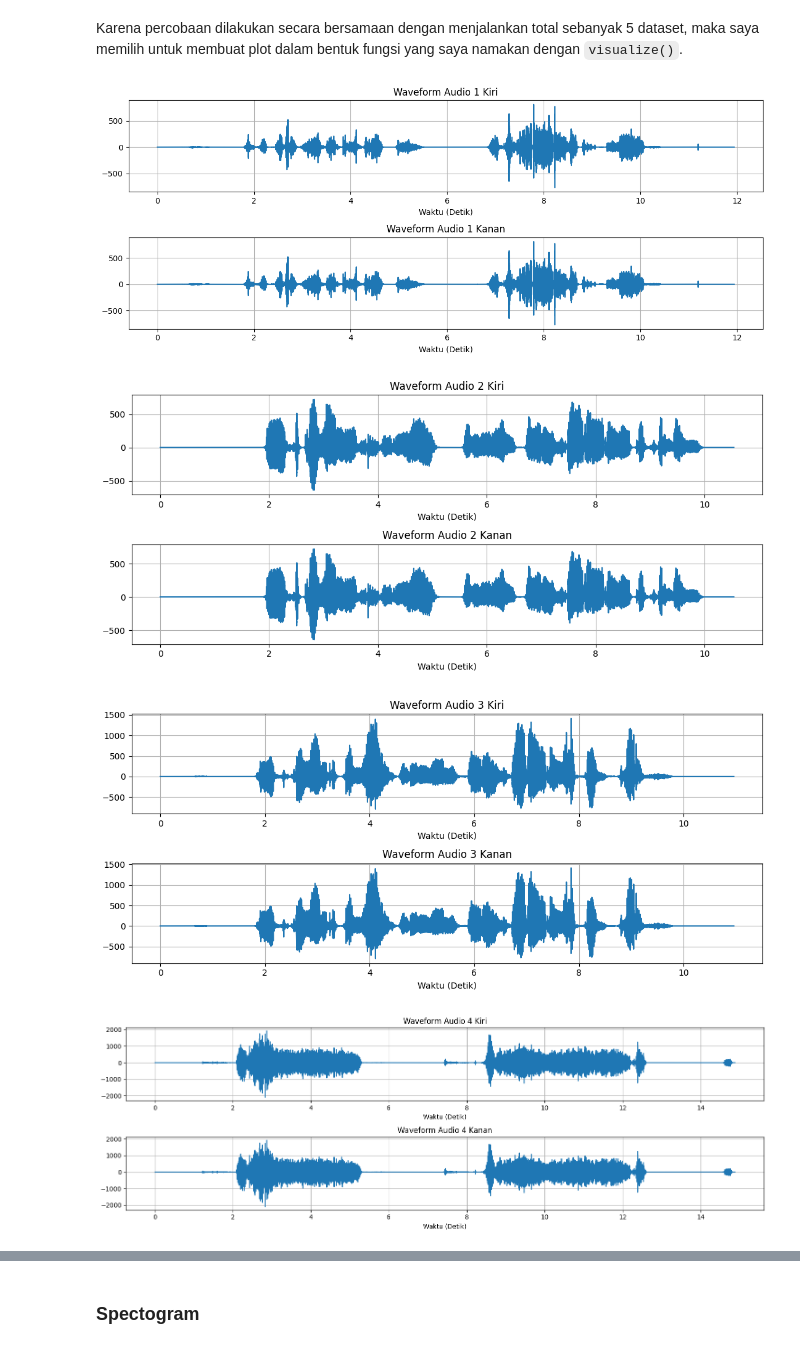
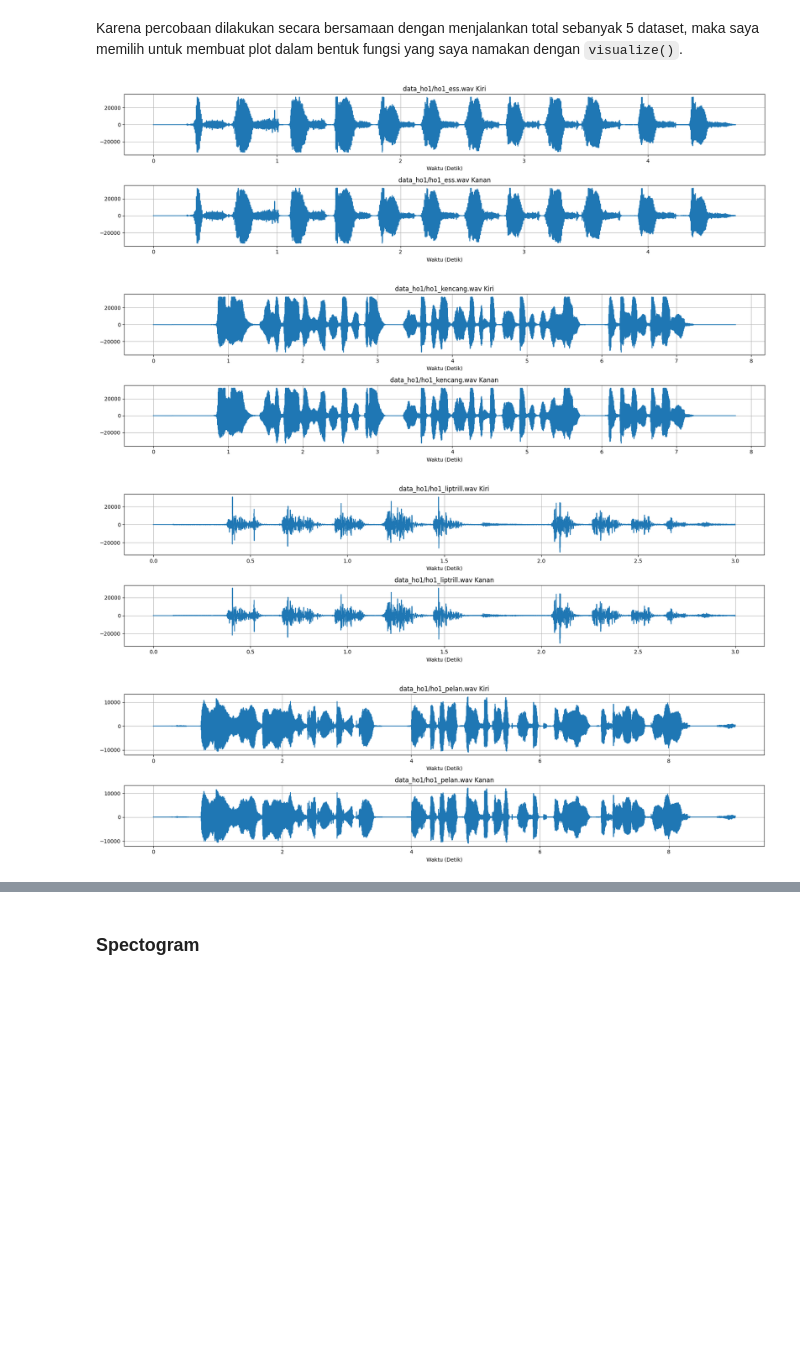
Before and after one commit to Bagusardin/if4021, a Jupyter notebook: 120140176_ho1.ipynb, the cells around one changed output, grey strips where cells are left out. Cells and saved outputs as stored; diff of their text form; code cells hidden in the pictures; blank space fills up the shorter version.

```diff
--- a/120140176_ho1.ipynb
+++ b/120140176_ho1.ipynb
@@ -19,10 +23,11 @@ Untuk mempermudah penulisan sintaks, saya mendefinisikan modul `display` dari `l
 
 Dataset yang saya gunakan adalah dataset asli yang saya rekam dengan suara saya sendiri. Selain pada direktori proyek ini, dataset yang saya gunakan dapat diunduh pada [tautan ini](https://www.kaggle.com/datasets/ardinnn/data-ho-1/data).
 # %%
-path = 'datasets_ho1'
+path = 'data_ho1'
 datasets = []
 for i in os.listdir(path):
     datasets.append(f'{path}/{i}')
 
-datasets
+for i in datasets:
+    print(i)
 # %% [output]
@@ -48,10 +53,10 @@ for i in datasets:
 # %% [markdown]
 Saya memuat semua file audio dan menyimpannya kedalam list `audio_data`. List ini memuat data, sampling rate, dan channel dari setiap dataset audio yang saya gunakan. Hasil dari file audio yang sudah dimuat dapat dilihat di bawah.
 # %%
-for i in range(len(audio_data)):
-    print(f'Data Audio {i+1}: {audio_data[i]['data']}')
-    print(f'Panjang Data Audio {i+1}: {len(audio_data[i]['data'])}')
-    print(f'Sampling Rate Audio {i+1}: {audio_data[i]['sampling']}')
-    print(f'Channel Audio {i+1}: {audio_data[i]['channels']}')
+for i in range(len(datasets)):
+    print(f'Data Audio {datasets[i]}: {audio_data[i]['data']}')
+    print(f'Panjang Data Audio {datasets[i]}: {len(audio_data[i]['data'])}')
+    print(f'Sampling Rate Audio {datasets[i]}: {audio_data[i]['sampling']}')
+    print(f'Channel Audio {datasets[i]}: {audio_data[i]['channels']}')
     print()
 # %% [output]
@@ -96,12 +101,10 @@ for i in range(len(audio_data)):
 # %% [markdown]
 Dalam percobaan ini, data audio yang saya gunakan memiliki 2 channel. Hal ini ditandai dengan nilai dari data audio yang memiliki nilai positif menandakan bahwa audio berada di channel kanan, sedangkan nilai negatif yang menandakan bahwa audio berada di channel kiri, atau lebih mudahnya kita dapat melihat jumlah channel yang tertera dari hasil audio yang telah dimuat sebelumnya dengan library `wave`. Sebelum dapat diproses dan divisualisasikan, data audio haruslah dipisah terlebih dahulu sesuai dengan channelnya masing-masing. Hal ini bertujuan agar saat data audio ditampilkan dapat lebih rapih dan mudah di analisa.
 # %%
-n = 1
-for i in audio_channel:
-    print(f'Channel Kiri Audio {n}: {i['kiri']}')
-    print(f'Panjang Channel Kiri Audio {n}: {len(i['kiri'])}')
-    print(f'Channel Kanan Audio {n}: {i['kiri']}')
-    print(f'Panjang Channel Kanan Audio {n}: {len(i['kiri'])}')
+for i in range(len(datasets)):
+    print(f'Channel Kiri Audio {datasets[i]}: {audio_channel[i]['kiri']}')
+    print(f'Panjang Channel Kiri Audio {datasets[i]}: {len(audio_channel[i]['kiri'])}')
+    print(f'Channel Kanan Audio {datasets[i]}: {audio_channel[i]['kiri']}')
+    print(f'Panjang Channel Kanan Audio {datasets[i]}: {len(audio_channel[i]['kiri'])}')
     print()
-    n+=1
 # %% [output]
@@ -129,12 +132,12 @@ Setelah channel audio dipisah, panjang data audio kini berubah disetiap channeln
 # %%
-def visualize(time_axis, left_audio, right_audio, x_figsize, audio_number):
+def visualize(time_axis, left_audio, right_audio, x_figsize, audio_file):
     ax, fig = plt.subplots(2, 1, figsize=(x_figsize, 5))
     fig[0].plot(time_axis, left_audio, label='Kiri')
-    fig[0].set_title(f'Waveform Audio {audio_number} Kiri')
+    fig[0].set_title(f'{audio_file} Kiri')
     fig[0].set_xlabel('Waktu (Detik)')
     fig[0].grid()
     fig[1].plot(time_axis, right_audio, label='Kiri')
-    fig[1].set_title(f'Waveform Audio {audio_number} Kanan')
+    fig[1].set_title(f'{audio_file} Kanan')
     fig[1].set_xlabel('Waktu (Detik)')
     fig[1].grid()
     plt.tight_layout()
@@ -144,12 +147,13 @@ Karena percobaan dilakukan secara bersamaan dengan menjalankan total sebanyak 5
 # %%
 import math
 
-for i in range(len(audio_data)):
+for i in range(len(datasets)):
     time_axis = np.linspace(0, len(audio_channel[i]['kiri'])/audio_data[i]['sampling'], len(audio_channel[i]['kiri']))
-    x_figsize = math.ceil(len(audio_channel[i]['kiri'])/audio_data[i]['sampling'])
-    visualize(time_axis, audio_channel[i]['kiri'], audio_channel[i]['kanan'], x_figsize, i+1)
+    # x_figsize = math.ceil(len(audio_channel[i]['kiri'])/audio_data[i]['sampling'])
+    x_figsize = 18
+    visualize(time_axis, audio_channel[i]['kiri'], audio_channel[i]['kanan'], x_figsize, datasets[i])
 # %% [output]
-[figure, old version]
+[figure, new version]
-[figure, old version]
+[figure, new version]
-[figure, old version]
+[figure, new version]
-[figure, old version]
+[figure, new version]
```
Also changed, not shown: parts of 81 cells of this notebook, 15 other files.
